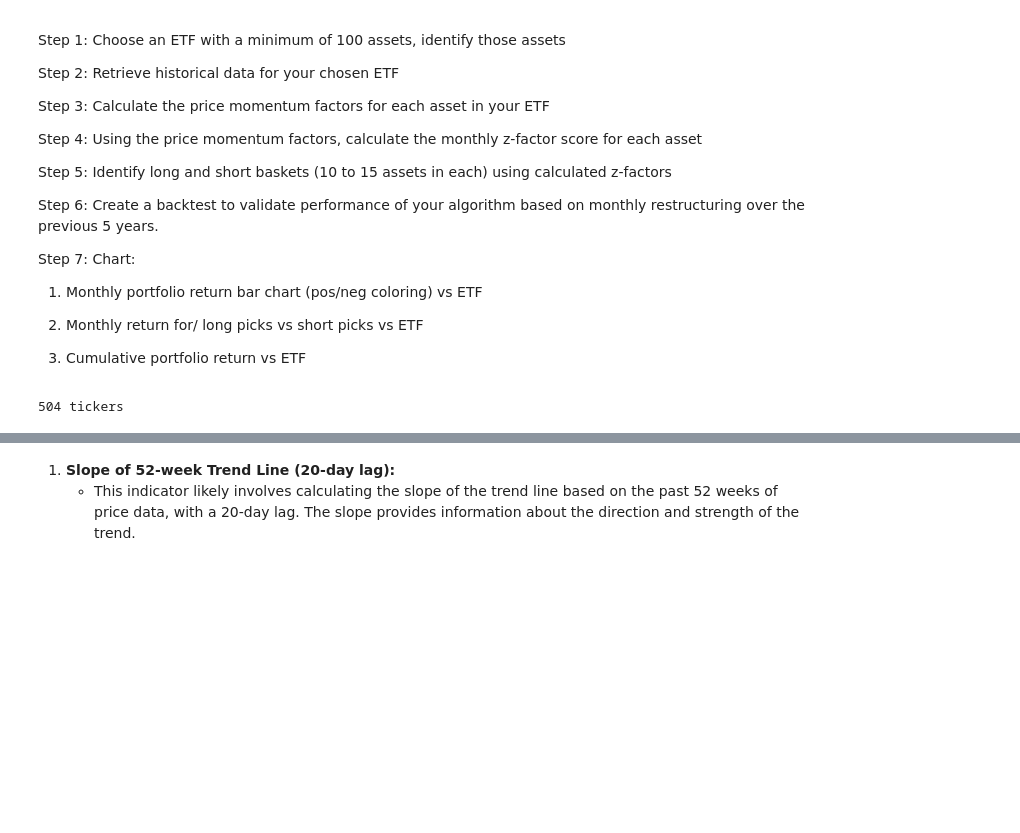
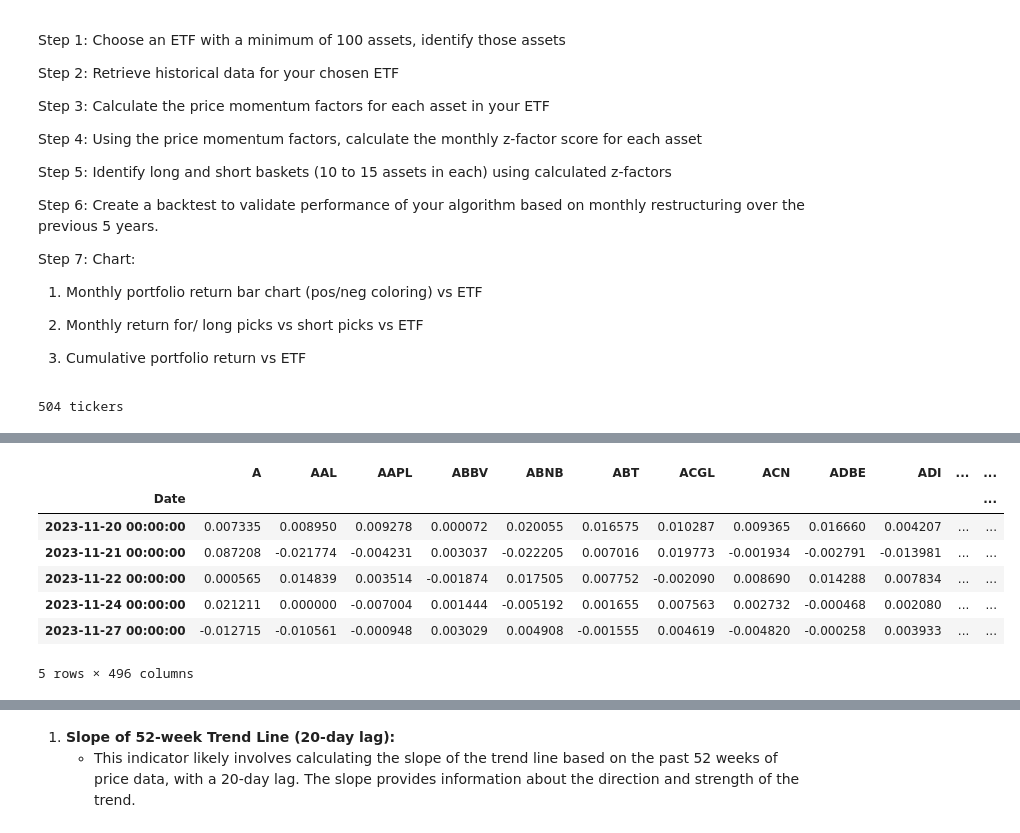
Before and after one commit to CCNY-Analytics-and-Quant/Quantative-Finance-Repo, a Jupyter notebook: Final-Project/workbooks/draft.ipynb, the cells around one changed output, grey strips where cells are left out. Cells and saved outputs as stored; diff of their text form; code cells hidden in the pictures; blank space fills up the shorter version.

```diff
--- a/Final-Project/workbooks/draft.ipynb
+++ b/Final-Project/workbooks/draft.ipynb
@@ -58,0 +79,16 @@ sp500.tail()
+# %%
+# window = 20 days
+lag = 20
+
+#
+returns = sp500.pct_change()
+returns.tail()
+# %% [output]
+|  | A | AAL | AAPL | ABBV | ABNB | ABT | ACGL | ACN | ADBE | ADI | ... | ... |
+| Date |  |  |  |  |  |  |  |  |  |  |  | ... |
+| 2023-11-20 00:00:00 | 0.007335 | 0.008950 | 0.009278 | 0.000072 | 0.020055 | 0.016575 | 0.010287 | 0.009365 | 0.016660 | 0.004207 | ... | ... |
+| 2023-11-21 00:00:00 | 0.087208 | -0.021774 | -0.004231 | 0.003037 | -0.022205 | 0.007016 | 0.019773 | -0.001934 | -0.002791 | -0.013981 | ... | ... |
+| 2023-11-22 00:00:00 | 0.000565 | 0.014839 | 0.003514 | -0.001874 | 0.017505 | 0.007752 | -0.002090 | 0.008690 | 0.014288 | 0.007834 | ... | ... |
+| 2023-11-24 00:00:00 | 0.021211 | 0.000000 | -0.007004 | 0.001444 | -0.005192 | 0.001655 | 0.007563 | 0.002732 | -0.000468 | 0.002080 | ... | ... |
+| 2023-11-27 00:00:00 | -0.012715 | -0.010561 | -0.000948 | 0.003029 | 0.004908 | -0.001555 | 0.004619 | -0.004820 | -0.000258 | 0.003933 | ... | ... |
+5 rows × 496 columns
```
Also changed, not shown: parts of 19 cells of this notebook, 2 other files.
